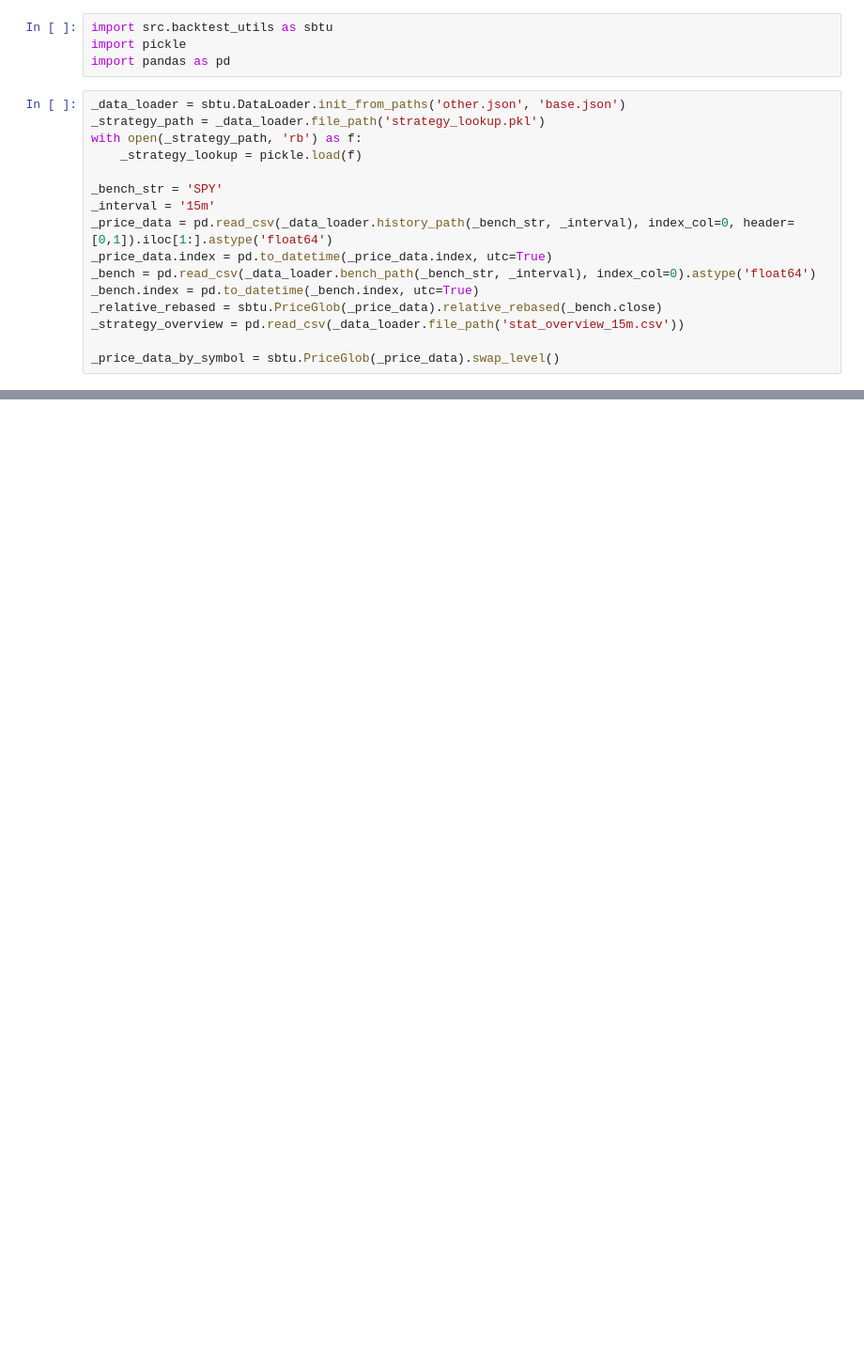
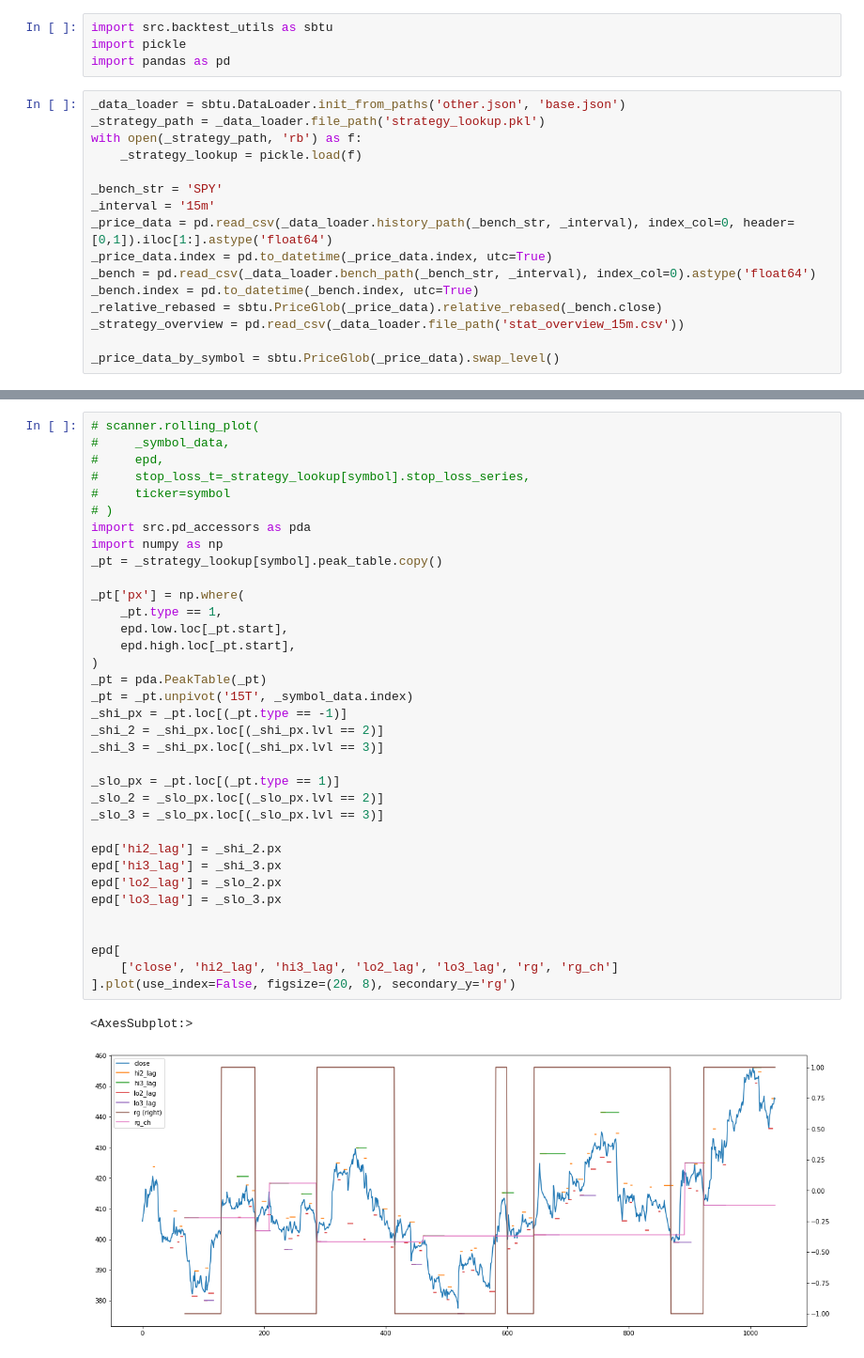
Before and after one commit to bjahnke/blue_bird_pms, a Jupyter notebook: src/backtester.ipynb, the cells around one changed output, grey strips where cells are left out. Shown at 94% size. Drawn from its saved outputs; the diff is of its cells as text; blank space fills up the shorter version.

```diff
--- a/src/backtester.ipynb
+++ b/src/backtester.ipynb
@@ -55,0 +68,38 @@ _strategy_lookup[symbol].enhanced_price_data[['close', 'rg']].plot(use_index=Fal
+# %%
+# scanner.rolling_plot(
+#     _symbol_data,
+#     epd,
+#     stop_loss_t=_strategy_lookup[symbol].stop_loss_series,
+#     ticker=symbol
+# )
+import src.pd_accessors as pda
+import numpy as np
+_pt = _strategy_lookup[symbol].peak_table.copy()
+
+_pt['px'] = np.where(
+    _pt.type == 1,
+    epd.low.loc[_pt.start],
+    epd.high.loc[_pt.start],
+)
+_pt = pda.PeakTable(_pt)
+_pt = _pt.unpivot('15T', _symbol_data.index)
+_shi_px = _pt.loc[(_pt.type == -1)]
+_shi_2 = _shi_px.loc[(_shi_px.lvl == 2)]
+_shi_3 = _shi_px.loc[(_shi_px.lvl == 3)]
+
+_slo_px = _pt.loc[(_pt.type == 1)]
+_slo_2 = _slo_px.loc[(_slo_px.lvl == 2)]
+_slo_3 = _slo_px.loc[(_slo_px.lvl == 3)]
+
+epd['hi2_lag'] = _shi_2.px
+epd['hi3_lag'] = _shi_3.px
+epd['lo2_lag'] = _slo_2.px
+epd['lo3_lag'] = _slo_3.px
+
+
+epd[
+    ['close', 'hi2_lag', 'hi3_lag', 'lo2_lag', 'lo3_lag', 'rg', 'rg_ch']
+].plot(use_index=False, figsize=(20, 8), secondary_y='rg')
+# %% [output]
+<AxesSubplot:>
+[figure, added]
```
Also changed, not shown: parts of 6 cells of this notebook, 6 other files.
